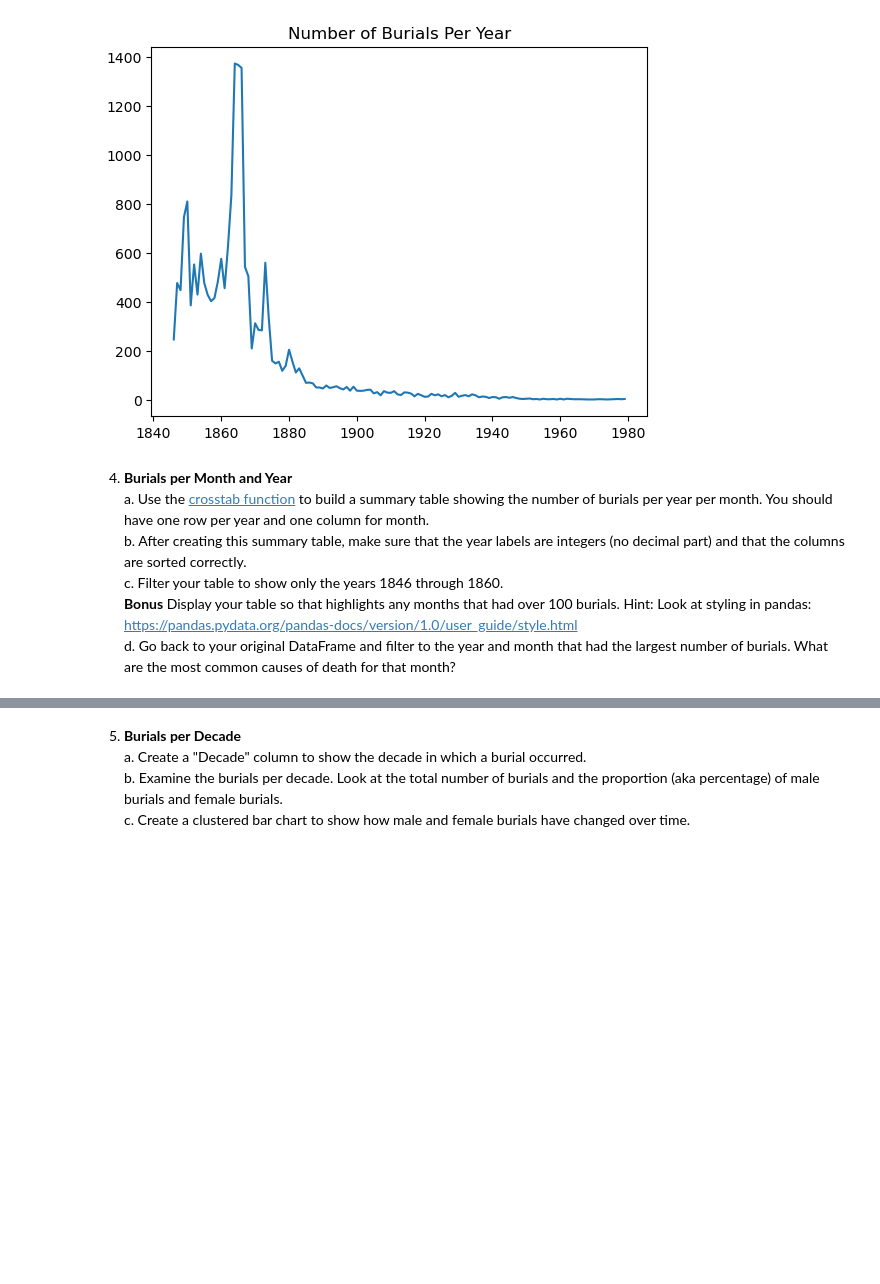
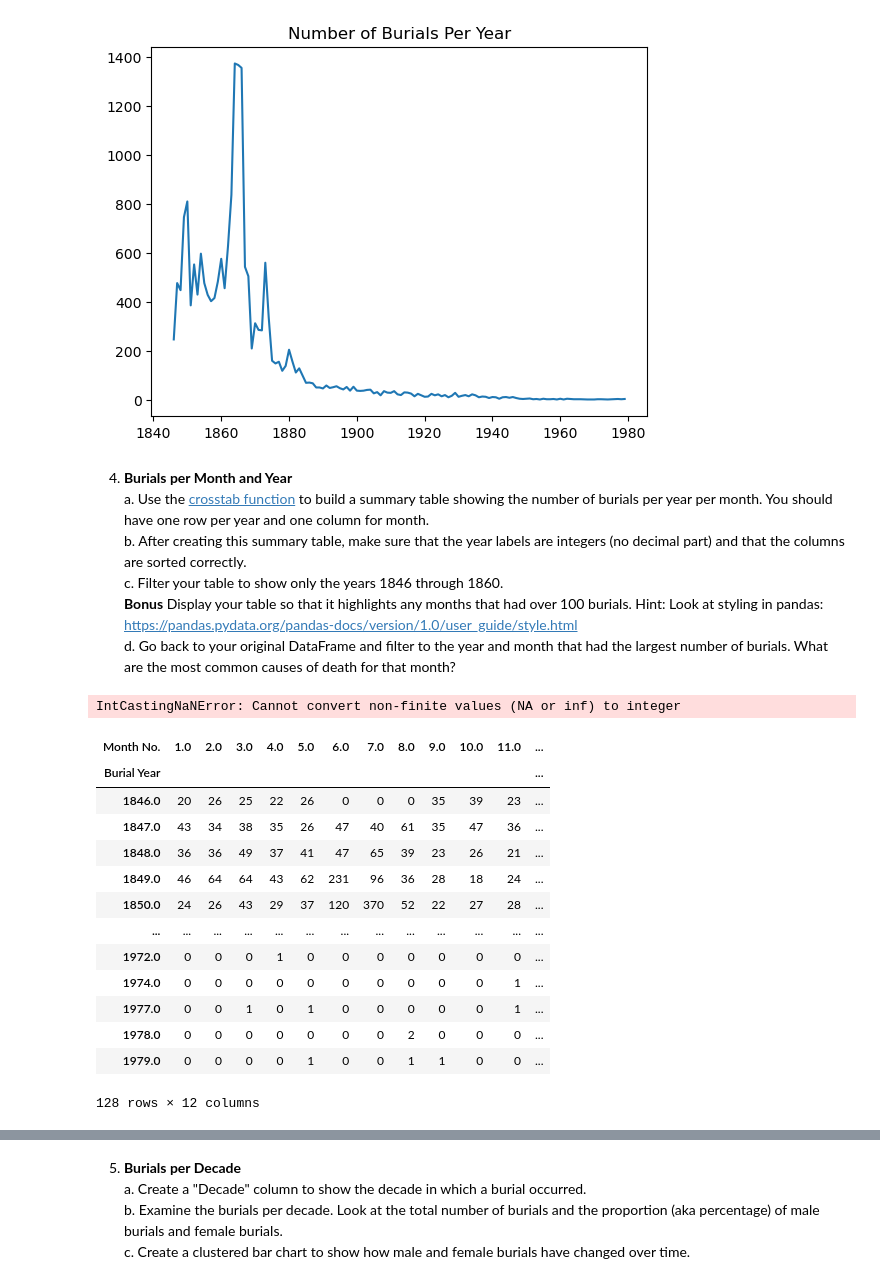
Before and after one commit to NSS-Data-Analytics-Cohort-10/advanced-pandas-marthahunter, a Jupyter notebook: notebooks/adv_pandas.ipynb, the cells around one changed output, grey strips where cells are left out. Cells and saved outputs as stored; diff of their text form; code cells hidden in the pictures; blank space fills up the shorter version.

```diff
--- a/notebooks/adv_pandas.ipynb
+++ b/notebooks/adv_pandas.ipynb
@@ -129,5 +115,26 @@ Text(0.5, 1.0, 'Number of Burials Per Year')
     a. Use the [crosstab function](https://pandas.pydata.org/docs/reference/api/pandas.crosstab.html) to build a summary table showing the number of burials per year per month. You should have one row per year and one column for month.
     b. After creating this summary table, make sure that the year labels are integers (no decimal part) and that the columns are sorted correctly.
     c. Filter your table to show only the years 1846 through 1860.
-    **Bonus** Display your table so that highlights any months that had over 100 burials. Hint: Look at styling in pandas: https://pandas.pydata.org/pandas-docs/version/1.0/user_guide/style.html
+    **Bonus** Display your table so that it highlights any months that had over 100 burials. Hint: Look at styling in pandas: https://pandas.pydata.org/pandas-docs/version/1.0/user_guide/style.html
     d. Go back to your original DataFrame and filter to the year and month that had the largest number of burials. What are the most common causes of death for that month?
+# %%
+burial_year_int = ap_df['Burial Year'].astype(int)
+# %% [output]
+IntCastingNaNError: Cannot convert non-finite values (NA or inf) to integer
+# %%
+pd.crosstab(ap_df['Burial Year'],ap_df['Month No.'])
+# %% [output]
+| Month No. | 1.0 | 2.0 | 3.0 | 4.0 | 5.0 | 6.0 | 7.0 | 8.0 | 9.0 | 10.0 | 11.0 | ... |
+| Burial Year |  |  |  |  |  |  |  |  |  |  |  | ... |
+| 1846.0 | 20 | 26 | 25 | 22 | 26 | 0 | 0 | 0 | 35 | 39 | 23 | ... |
+| 1847.0 | 43 | 34 | 38 | 35 | 26 | 47 | 40 | 61 | 35 | 47 | 36 | ... |
+| 1848.0 | 36 | 36 | 49 | 37 | 41 | 47 | 65 | 39 | 23 | 26 | 21 | ... |
+| 1849.0 | 46 | 64 | 64 | 43 | 62 | 231 | 96 | 36 | 28 | 18 | 24 | ... |
+| 1850.0 | 24 | 26 | 43 | 29 | 37 | 120 | 370 | 52 | 22 | 27 | 28 | ... |
+| ... | ... | ... | ... | ... | ... | ... | ... | ... | ... | ... | ... | ... |
+| 1972.0 | 0 | 0 | 0 | 1 | 0 | 0 | 0 | 0 | 0 | 0 | 0 | ... |
+| 1974.0 | 0 | 0 | 0 | 0 | 0 | 0 | 0 | 0 | 0 | 0 | 1 | ... |
+| 1977.0 | 0 | 0 | 1 | 0 | 1 | 0 | 0 | 0 | 0 | 0 | 1 | ... |
+| 1978.0 | 0 | 0 | 0 | 0 | 0 | 0 | 0 | 2 | 0 | 0 | 0 | ... |
+| 1979.0 | 0 | 0 | 0 | 0 | 1 | 0 | 0 | 1 | 1 | 0 | 0 | ... |
+128 rows × 12 columns
```
Also changed, not shown: parts of 2 cells of this notebook.
